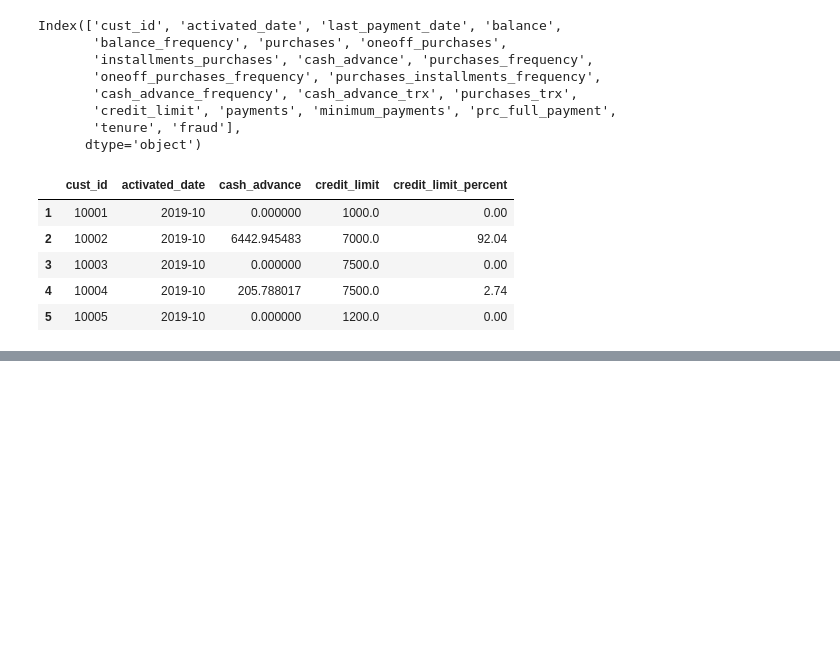
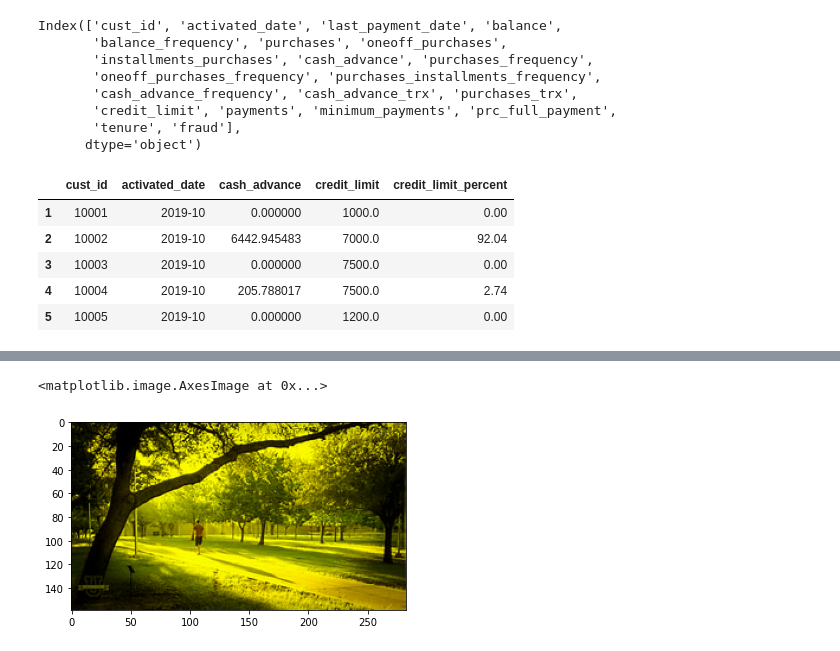
Before and after one commit to alientometal/PythonTraining, a Jupyter notebook: python_topics/Pandas_exercise.ipynb, the cells around one changed output, grey strips where cells are left out. Drawn from its saved outputs; the diff is of its cells as text; code cells hidden in the pictures; blank space fills up the shorter version.

```diff
--- a/python_topics/Pandas_exercise.ipynb
+++ b/python_topics/Pandas_exercise.ipynb
@@ -154,0 +252,5 @@ cc_data_mod_subset[mask_2020].head()
+# %%
+plt.imshow(image)
+# %% [output]
+<matplotlib.image.AxesImage at 0x...>
+[figure, added]
```
Also changed, not shown: parts of 19 cells of this notebook, 4 other files.
